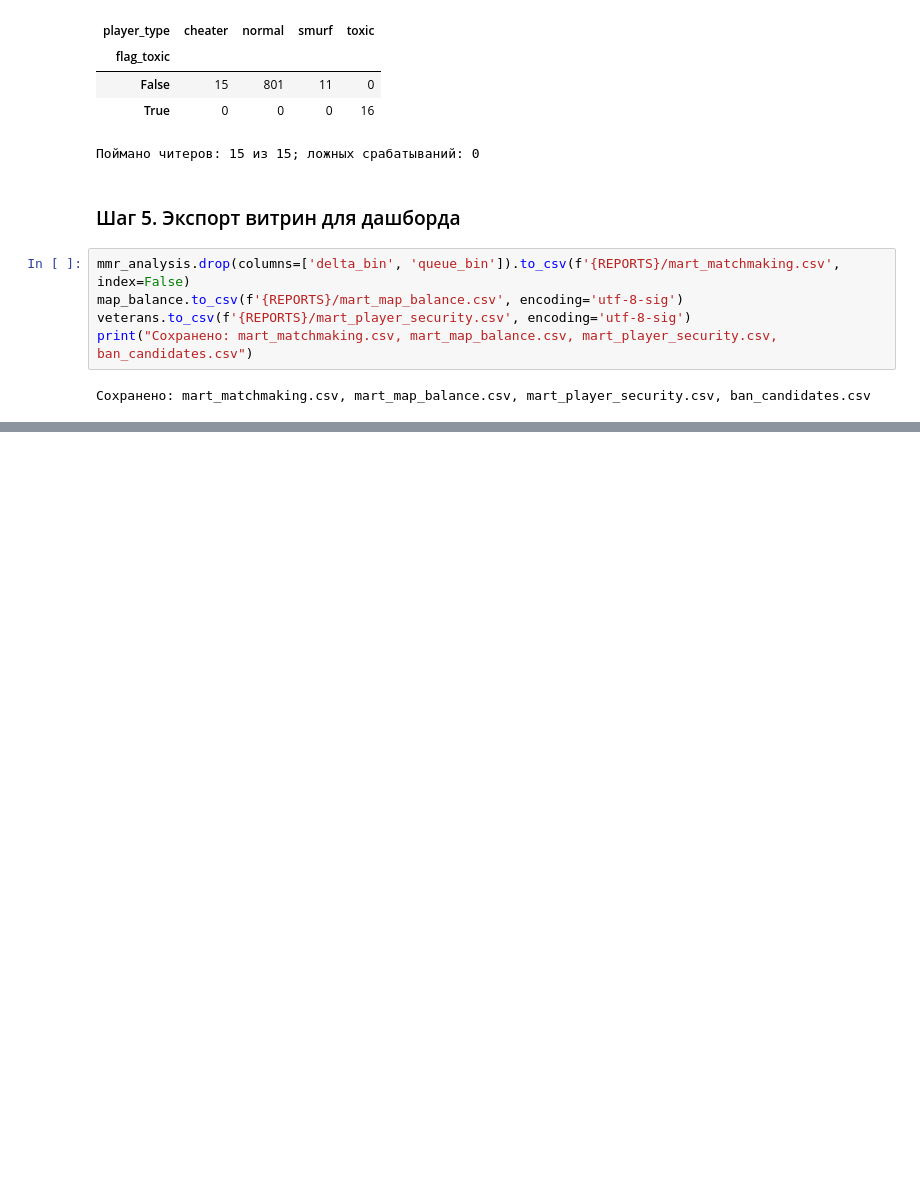
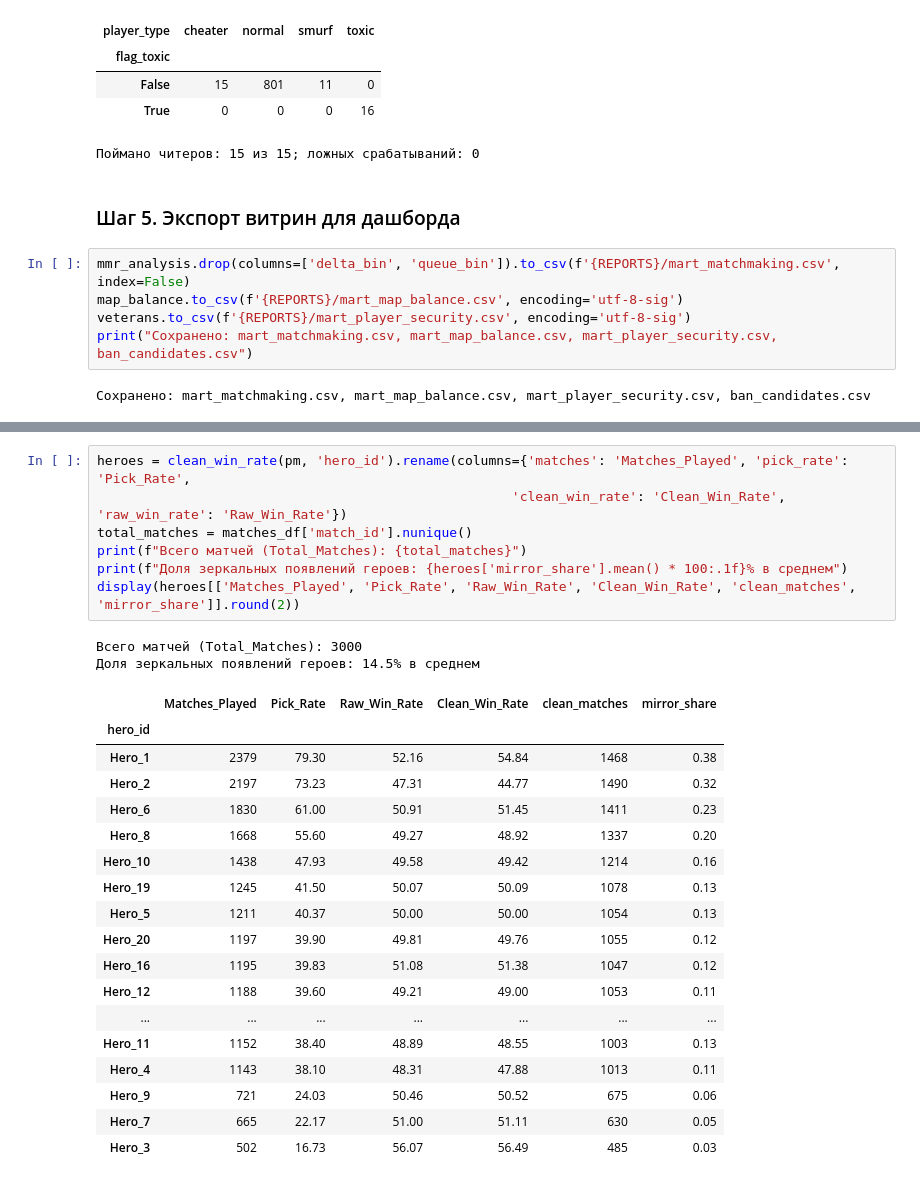
Before and after one commit to dan234tyu/game-analytics-lab4, a Jupyter notebook: notebooks/04_multiplayer_analytics.ipynb, the cells around one changed output, grey strips where cells are left out. Cells and saved outputs as stored; diff of their text form; blank space fills up the shorter version.

```diff
--- a/notebooks/04_multiplayer_analytics.ipynb
+++ b/notebooks/04_multiplayer_analytics.ipynb
@@ -409,0 +414,28 @@ print("Сохранено: mart_matchmaking.csv, mart_map_balance.csv, mart_play
+# %%
+heroes = clean_win_rate(pm, 'hero_id').rename(columns={'matches': 'Matches_Played', 'pick_rate': 'Pick_Rate',
+                                                     'clean_win_rate': 'Clean_Win_Rate', 'raw_win_rate': 'Raw_Win_Rate'})
+total_matches = matches_df['match_id'].nunique()
+print(f"Всего матчей (Total_Matches): {total_matches}")
+print(f"Доля зеркальных появлений героев: {heroes['mirror_share'].mean() * 100:.1f}% в среднем")
+display(heroes[['Matches_Played', 'Pick_Rate', 'Raw_Win_Rate', 'Clean_Win_Rate', 'clean_matches', 'mirror_share']].round(2))
+# %% [output]
+Всего матчей (Total_Matches): 3000
+Доля зеркальных появлений героев: 14.5% в среднем
+|  | Matches_Played | Pick_Rate | Raw_Win_Rate | Clean_Win_Rate | clean_matches | mirror_share |
+| hero_id |  |  |  |  |  |  |
+| Hero_1 | 2379 | 79.30 | 52.16 | 54.84 | 1468 | 0.38 |
+| Hero_2 | 2197 | 73.23 | 47.31 | 44.77 | 1490 | 0.32 |
+| Hero_6 | 1830 | 61.00 | 50.91 | 51.45 | 1411 | 0.23 |
+| Hero_8 | 1668 | 55.60 | 49.27 | 48.92 | 1337 | 0.20 |
+| Hero_10 | 1438 | 47.93 | 49.58 | 49.42 | 1214 | 0.16 |
+| Hero_19 | 1245 | 41.50 | 50.07 | 50.09 | 1078 | 0.13 |
+| Hero_5 | 1211 | 40.37 | 50.00 | 50.00 | 1054 | 0.13 |
+| Hero_20 | 1197 | 39.90 | 49.81 | 49.76 | 1055 | 0.12 |
+| Hero_16 | 1195 | 39.83 | 51.08 | 51.38 | 1047 | 0.12 |
+| Hero_12 | 1188 | 39.60 | 49.21 | 49.00 | 1053 | 0.11 |
+| ... | ... | ... | ... | ... | ... | ... |
+| Hero_11 | 1152 | 38.40 | 48.89 | 48.55 | 1003 | 0.13 |
+| Hero_4 | 1143 | 38.10 | 48.31 | 47.88 | 1013 | 0.11 |
+| Hero_9 | 721 | 24.03 | 50.46 | 50.52 | 675 | 0.06 |
+| Hero_7 | 665 | 22.17 | 51.00 | 51.11 | 630 | 0.05 |
+| Hero_3 | 502 | 16.73 | 56.07 | 56.49 | 485 | 0.03 |
```
Also changed, not shown: parts of 8 cells of this notebook, 2 other files.
